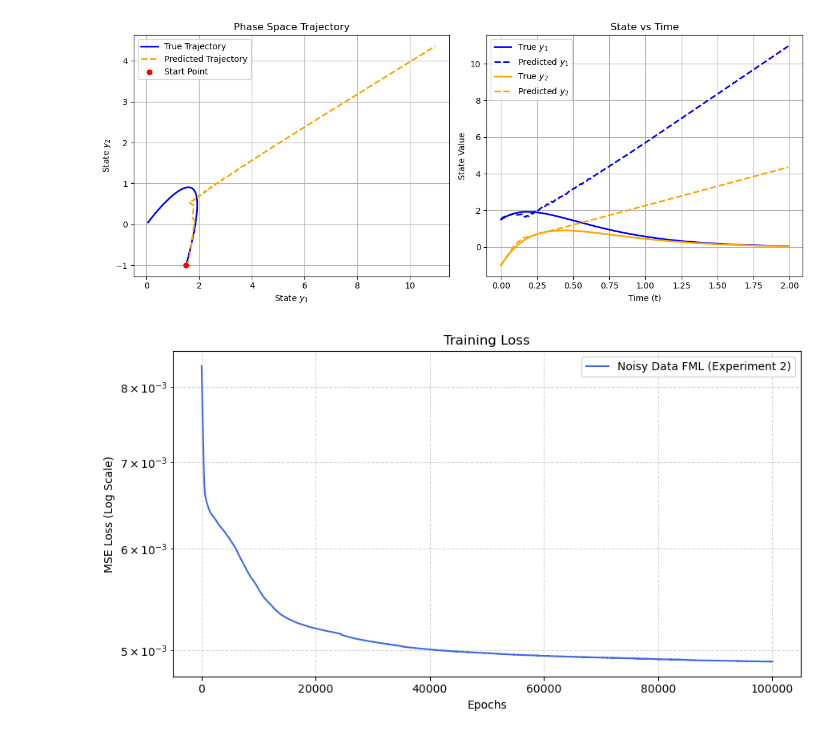
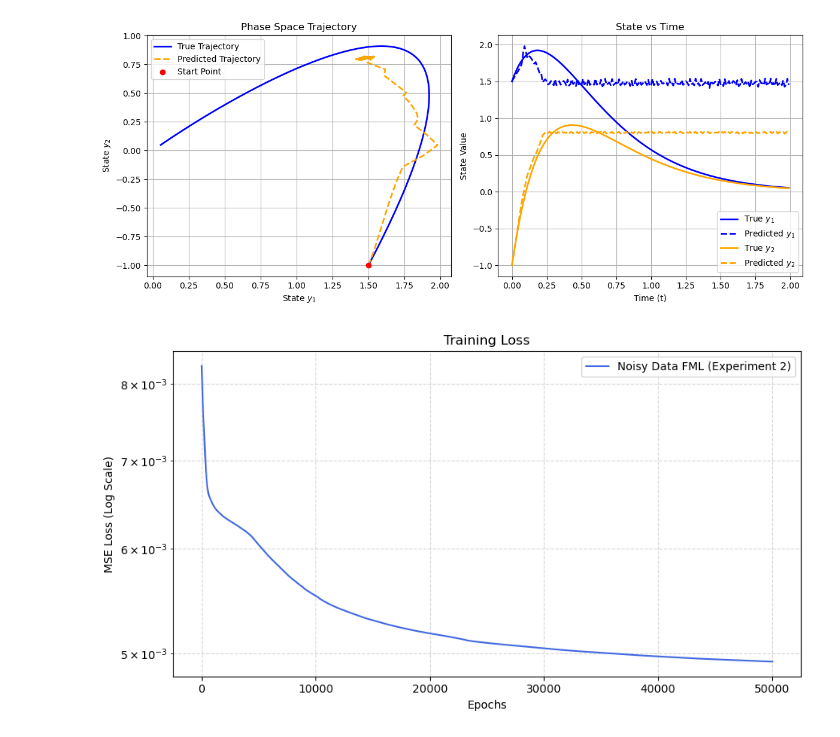
Before and after one commit to akinzig/DADynamicSystems, a Jupyter notebook: DADynamic2.ipynb, the cells around one changed output. Cells and saved outputs as stored; diff of their text form; code cells hidden in the pictures.

```diff
--- a/DADynamic2.ipynb
+++ b/DADynamic2.ipynb
@@ -13,6 +13,7 @@ lr = 1e-3
 epochs = 50000
 N_ensemble = 30
 dim_state = 2
+width = 32
 # %%
 #Setup
 
@@ -35,16 +36,16 @@ def get_trajectory(y0):
 trajectories = jax.vmap(get_trajectory)(y0s)
 
 
-# Use the first 4 trajectories for training
+# Use the first 16 trajectories for training
 train_trajectories = trajectories[:16, :, :]
-# Use the last (5th) trajectory for testing
+# Use the last 4 trajectories for testing
 test_trajectory = trajectories[16:20, :, :]
 
-# Prepare training pairs (inputs and targets) from the 4 training trajectories
+# Prepare training pairs (inputs and targets)
 X_train = train_trajectories[:, :-1, :].reshape(-1, 2)
 Y_train = train_trajectories[:, 1:, :].reshape(-1, 2)
 
-# Prepare testing pairs from the 1 testing trajectory
+# Prepare testing pairs from the testing trajectories
 X_test = test_trajectory[:, :-1, :].reshape(-1, 2)
 Y_test = test_trajectory[:, 1:, :].reshape(-1, 2)
 
@@ -57,25 +58,23 @@ noise_std_broadcast = noise_std[jnp.newaxis, jnp.newaxis, :]
 key, subkey = jax.random.split(key)
 normal_noise = jax.random.normal(subkey, shape=trajectories.shape)
 
-epsilon = normal_noise * noise_std
+epsilon = normal_noise * noise_std_broadcast
 
 noisy_trajectories = trajectories + epsilon
 
 
 # Use the first 16 trajectories for training
 train_noisy = noisy_trajectories[:16, :, :]
-# Use the last trajectory for testing
+# Use the last trajectories for testing
 test_noisy = noisy_trajectories[16:20, :, :]
 
-# Prepare training pairs (inputs and targets) from the 4 training trajectories
+# Prepare training pairs (inputs and targets)
 X_train_noisy = train_noisy[:, :-1, :].reshape(-1, 2)
 Y_train_noisy = train_noisy[:, 1:, :].reshape(-1, 2)
 
-# Prepare testing pairs from the 1 testing trajectory
+# Prepare testing pairs from the testing trajectories
 X_test_noisy = test_noisy[:, :-1, :].reshape(-1, 2)
 Y_test_noisy = test_noisy[:, 1:, :].reshape(-1, 2)
-
-optimizer = optax.adam(lr)
 # %%
 class FlowMapNN(eqx.Module):
     dt: float
@@ -231,10 +246,11 @@ Full-Trajectory Rollout Test MSE Loss: 0.000012
 #Experiment 2: FML with noisy data
 
 model_noisy = FlowMapNN(dt=dt, key=subkey)
+optimizer = optax.adam(lr)
 opt_state_noisy = optimizer.init(eqx.filter(model_noisy, eqx.is_array))
 losses_noisy = []
 for epoch in range(epochs):
-    model_noisy, opt_state_noisy, loss = train_step(model_noisy, opt_state_noisy, X_train_noisy, Y_train_noisy)
+    model_noisy, opt_state_noisy, loss = train_step(model_noisy, opt_state_noisy, X_train_noisy, Y_train_noisy,optimizer)
     losses_noisy.append(float(loss))
     if epoch % 100 == 0:
         print(f"Epoch {epoch:4d} | MSE Loss: {loss:.6f}")
@@ -257,19 +273,12 @@ test_y0 = jnp.array([1.5, -1.0])
 
 true_test_traj = get_trajectory(test_y0)
 
-
-def rollout(model, y0, num_steps):
-
-    def step(y, _):
-        y_next = model(y)
-        return y_next, y_next
-    _, traj = jax.lax.scan(step, y0, jnp.arange(num_steps - 1))
+pred_test_traj_noisy = rollout(model_noisy, test_y0, len(t_eval))
 
 
-    return jnp.vstack([y0, traj])
 
+print(f"Full-Trajectory Rollout Test MSE Loss: {full_trajectory_loss:.6f}")
 
-pred_test_traj_noisy = rollout(model_noisy, test_y0, len(t_eval))
 fig, ax = plt.subplots(1, 2, figsize=(12, 5))
 
 
@@ -308,16 +317,10 @@ plt.tight_layout()
 plt.show()
 
 
-# 1. Get the starting point of your 5th (test) trajectory
-test_y0_trajectory = trajectories[19, 0, :]
-
-# 2. Get the true full trajectory for the 5th sequence
-true_test_traj = trajectories[19, :, :]
 
 # 3. Generate the predicted rollout from that starting point
-pred_test_traj_noisy = rollout(model_noisy, test_y0_trajectory, len(t_eval))
+pred_test_noisy = rollout(model_noisy, test_y0_trajectory, len(t_eval))
 
 # 4. Compute the full trajectory MSE
-full_trajectory_loss = jnp.mean((pred_test_traj_noisy - true_test_traj) ** 2)
-print(f"Full-Trajectory Rollout Test MSE Loss: {full_trajectory_loss:.6f}")
+full_trajectory_loss = jnp.mean((pred_test_noisy - true_test_traj) ** 2)
 # %% [output]
@@ -341,2 +344,2 @@ Predicted State:  [ 1.6125766  -0.87090147]
-[figure, old version]
+[figure, new version]
-[figure, old version]
+[figure, new version]
```
Also changed, not shown: parts of 5 cells of this notebook.
